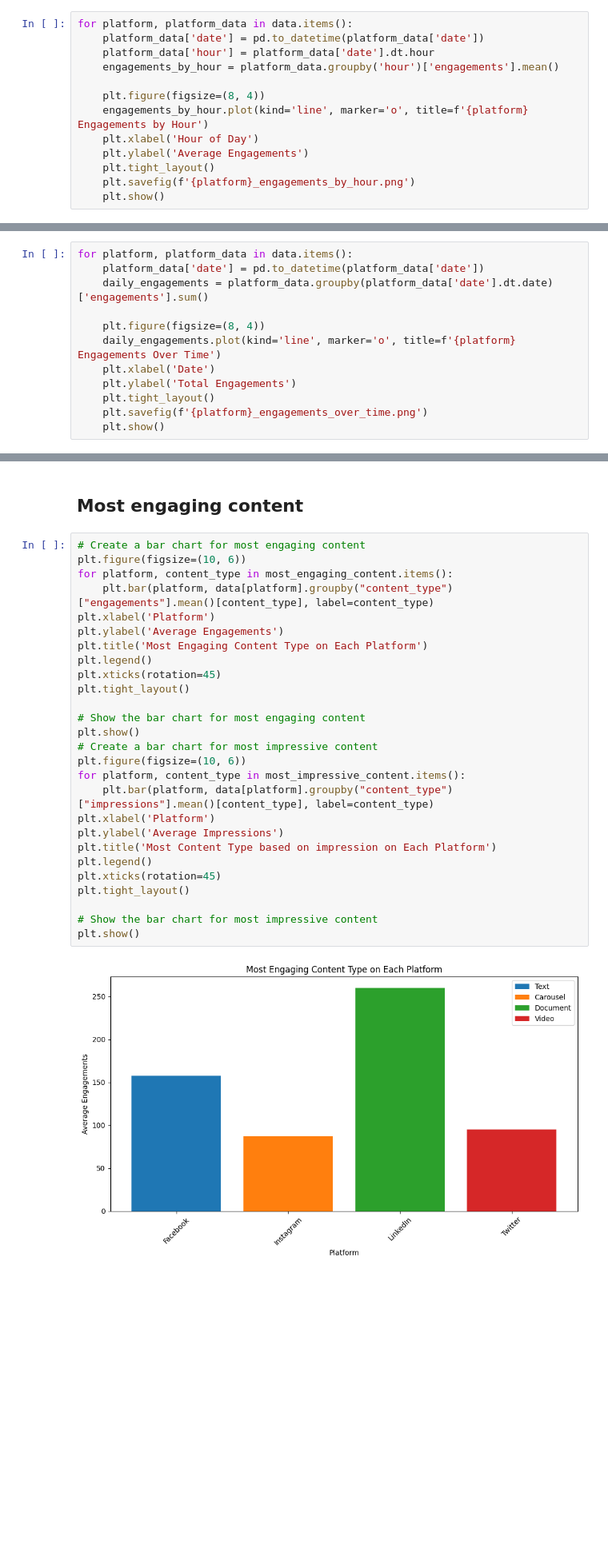
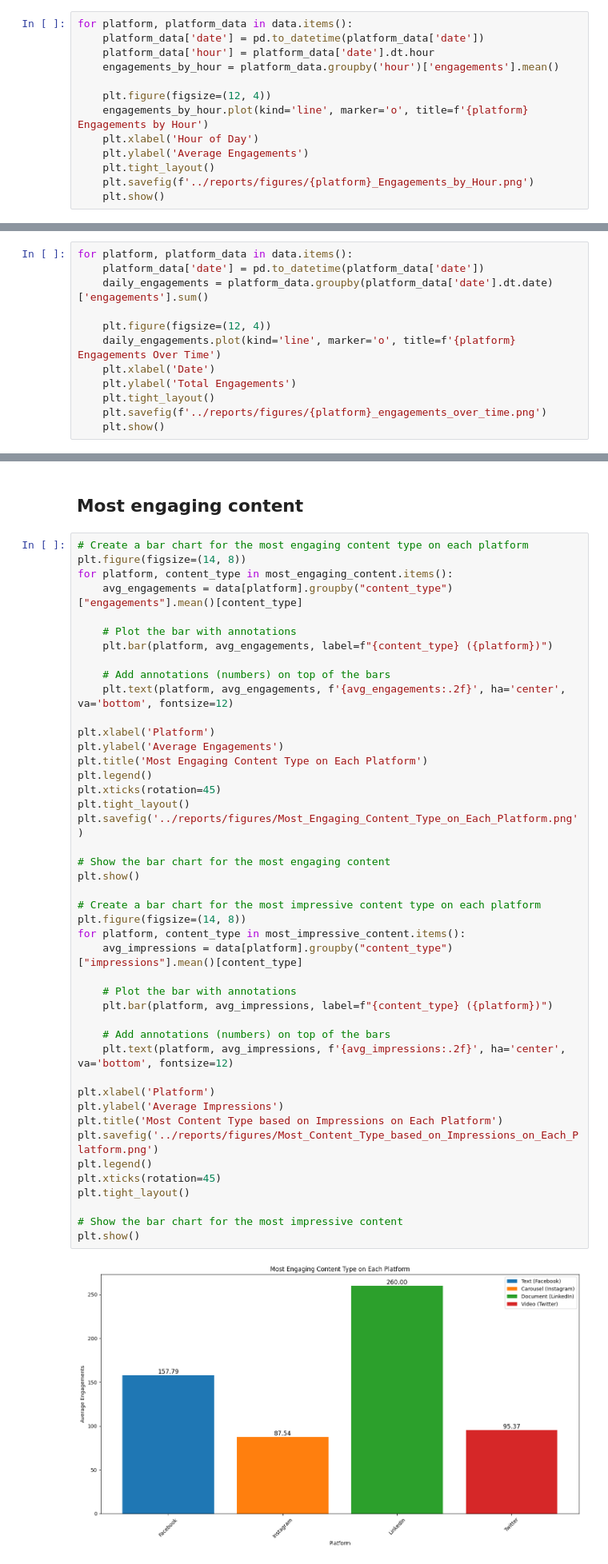
Before and after one commit to kelly146/stanbic, a Jupyter notebook: notebooks/Q&A.ipynb, the cells around one changed output, grey strips where cells are left out. Shown at 80% size. Drawn from its saved outputs; the diff is of its cells as text; blank space fills up the shorter version.

```diff
--- a/notebooks/Q&A.ipynb
+++ b/notebooks/Q&A.ipynb
@@ -69,11 +72,11 @@ for platform, platform_data in data.items():
     platform_data['hour'] = platform_data['date'].dt.hour
     engagements_by_hour = platform_data.groupby('hour')['engagements'].mean()
 
-    plt.figure(figsize=(8, 4))
+    plt.figure(figsize=(12, 4))
     engagements_by_hour.plot(kind='line', marker='o', title=f'{platform} Engagements by Hour')
     plt.xlabel('Hour of Day')
     plt.ylabel('Average Engagements')
     plt.tight_layout()
-    plt.savefig(f'{platform}_engagements_by_hour.png')
+    plt.savefig(f'../reports/figures/{platform}_Engagements_by_Hour.png')
     plt.show()
 # %% [output]
@@ -88,11 +91,11 @@ for platform, platform_data in data.items():
     platform_data['date'] = pd.to_datetime(platform_data['date'])
     daily_engagements = platform_data.groupby(platform_data['date'].dt.date)['engagements'].sum()
 
-    plt.figure(figsize=(8, 4))
+    plt.figure(figsize=(12, 4))
     daily_engagements.plot(kind='line', marker='o', title=f'{platform} Engagements Over Time')
     plt.xlabel('Date')
     plt.ylabel('Total Engagements')
     plt.tight_layout()
-    plt.savefig(f'{platform}_engagements_over_time.png')
+    plt.savefig(f'../reports/figures/{platform}_engagements_over_time.png')
     plt.show()
 # %% [output]
@@ -205,31 +220,48 @@ Most Engaging Content Types on Each Platform:
 # %% [markdown]
 ## Most engaging content
 # %%
-# Create a bar chart for most engaging content
-plt.figure(figsize=(10, 6))
+# Create a bar chart for the most engaging content type on each platform
+plt.figure(figsize=(14, 8))
 for platform, content_type in most_engaging_content.items():
-    plt.bar(platform, data[platform].groupby("content_type")["engagements"].mean()[content_type], label=content_type)
+    avg_engagements = data[platform].groupby("content_type")["engagements"].mean()[content_type]
+
+    # Plot the bar with annotations
+    plt.bar(platform, avg_engagements, label=f"{content_type} ({platform})")
+
+    # Add annotations (numbers) on top of the bars
+    plt.text(platform, avg_engagements, f'{avg_engagements:.2f}', ha='center', va='bottom', fontsize=12)
+
 plt.xlabel('Platform')
 plt.ylabel('Average Engagements')
 plt.title('Most Engaging Content Type on Each Platform')
 plt.legend()
 plt.xticks(rotation=45)
 plt.tight_layout()
+plt.savefig('../reports/figures/Most_Engaging_Content_Type_on_Each_Platform.png')
 
-# Show the bar chart for most engaging content
+# Show the bar chart for the most engaging content
 plt.show()
-# Create a bar chart for most impressive content
-plt.figure(figsize=(10, 6))
+
+# Create a bar chart for the most impressive content type on each platform
+plt.figure(figsize=(14, 8))
 for platform, content_type in most_impressive_content.items():
-    plt.bar(platform, data[platform].groupby("content_type")["impressions"].mean()[content_type], label=content_type)
+    avg_impressions = data[platform].groupby("content_type")["impressions"].mean()[content_type]
+
+    # Plot the bar with annotations
+    plt.bar(platform, avg_impressions, label=f"{content_type} ({platform})")
+
+    # Add annotations (numbers) on top of the bars
+    plt.text(platform, avg_impressions, f'{avg_impressions:.2f}', ha='center', va='bottom', fontsize=12)
+
 plt.xlabel('Platform')
 plt.ylabel('Average Impressions')
-plt.title('Most Content Type based on impression on Each Platform')
+plt.title('Most Content Type based on Impressions on Each Platform')
+plt.savefig('../reports/figures/Most_Content_Type_based_on_Impressions_on_Each_Platform.png')
 plt.legend()
 plt.xticks(rotation=45)
 plt.tight_layout()
 
-# Show the bar chart for most impressive content
+# Show the bar chart for the most impressive content
 plt.show()
 # %% [output]
-[figure, old version]
+[figure, new version]
```
Also changed, not shown: parts of 6 cells of this notebook, 27 other files.
